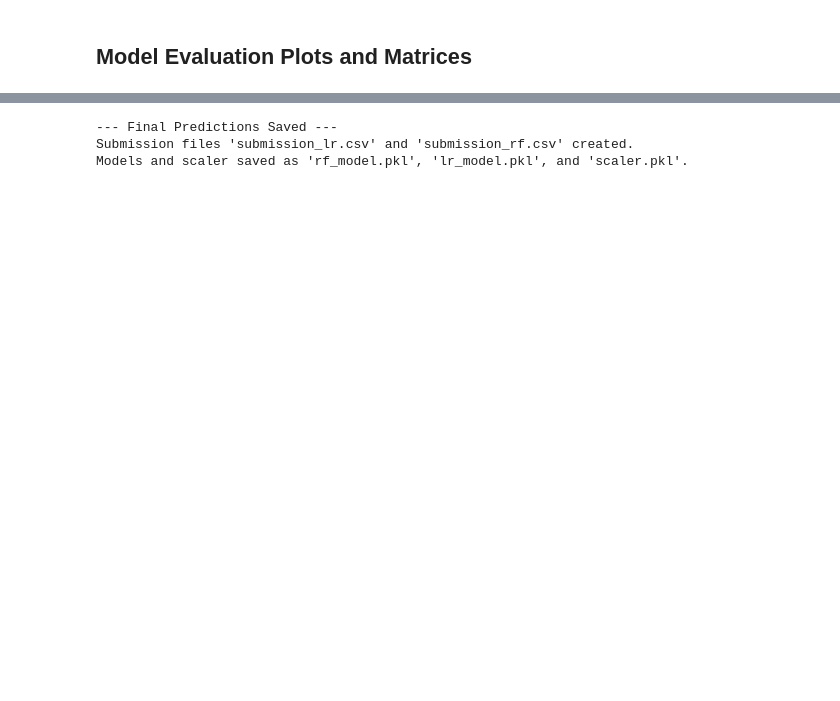
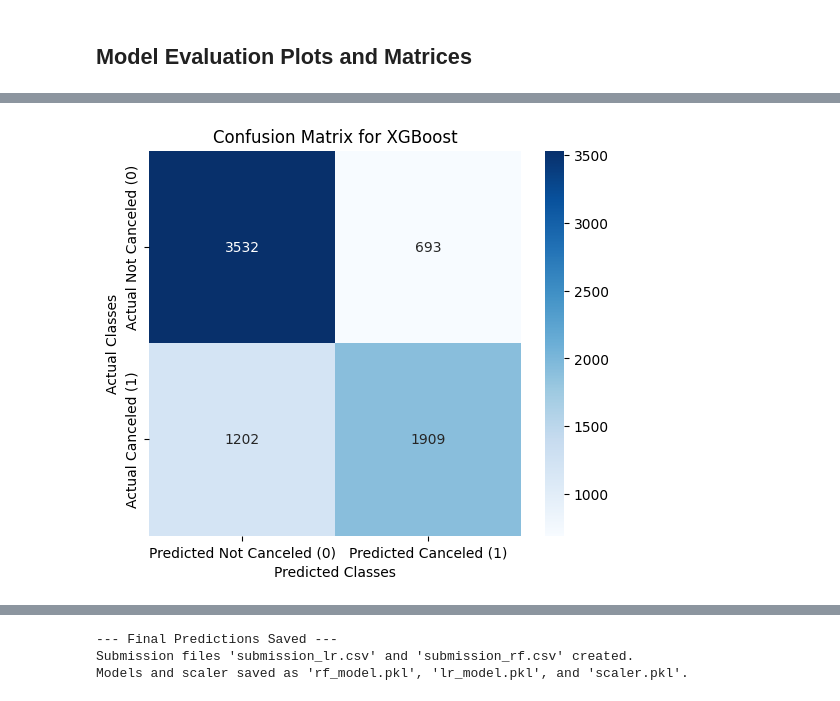
Before and after one commit to Yevheniia-Rudenko/redi_school_ML_AI, a Jupyter notebook: final_project/simple_logistic_regression.ipynb, the cells around one changed output, grey strips where cells are left out. Saved outputs shown, nothing was run; the diff lists cells and outputs as text; code cells hidden in the pictures; blank space fills up the shorter version.

Commit message:
updated the models

```diff
--- a/final_project/simple_logistic_regression.ipynb
+++ b/final_project/simple_logistic_regression.ipynb
@@ -298,0 +243,15 @@ Random Forest: F1 Weighted = 0.7242
+# %%
+# Random Forest
+rf_model = RandomForestClassifier(n_estimators=500,
+    max_depth=20,
+    min_samples_split=2,
+    min_samples_leaf=1,
+    max_features='sqrt',
+    random_state=42,
+    class_weight='balanced')
+rf_model.fit(X_train_scaled, y_train)
+rf_pred = rf_model.predict(X_val_scaled)
+rf_f1 = f1_score(y_val, rf_pred, average='weighted')
+
+# Print scores
+print(f"Random Forest: F1 Weighted = {rf_f1:.4f}")
@@ -298,0 +260,17 @@ Random Forest: F1 Weighted = 0.7242
+# %%
+xgb_model = XGBClassifier(
+    n_estimators=300,
+    learning_rate=0.05,
+    max_depth=6,
+    subsample=0.9,
+    colsample_bytree=0.9,
+    use_label_encoder=False,
+    eval_metric='logloss',
+    random_state=42
+)
+xgb_model.fit(X_train_scaled, y_train)
+xgb_pred = xgb_model.predict(X_val_scaled)
+xgb_f1 = f1_score(y_val, xgb_pred, average='weighted')
+
+# Print scores
+print(f"XGBoost: F1 Weighted = {xgb_f1:.4f}")
@@ -329,3 +312,16 @@ plt.show()
+# %%
+# Confusion Matrix for XGBoost
+xgb_cm = confusion_matrix(y_val, xgb_pred)
+plt.figure(figsize=(6, 5))
+sns.heatmap(xgb_cm, annot=True, fmt='d', cmap='Blues',
+            xticklabels=['Predicted Not Canceled (0)', 'Predicted Canceled (1)'],
+            yticklabels=['Actual Not Canceled (0)', 'Actual Canceled (1)'])
+plt.xlabel('Predicted Classes')
+plt.ylabel('Actual Classes')
+plt.title('Confusion Matrix for XGBoost')
+plt.show()
+# %% [output]
+[figure, added]
 # %%
 # Classification Report for Random Forest
 print("\nClassification Report (Random Forest):\n", classification_report(y_val, rf_pred))
```
Also changed, not shown: parts of 21 cells of this notebook, 9 other files.
